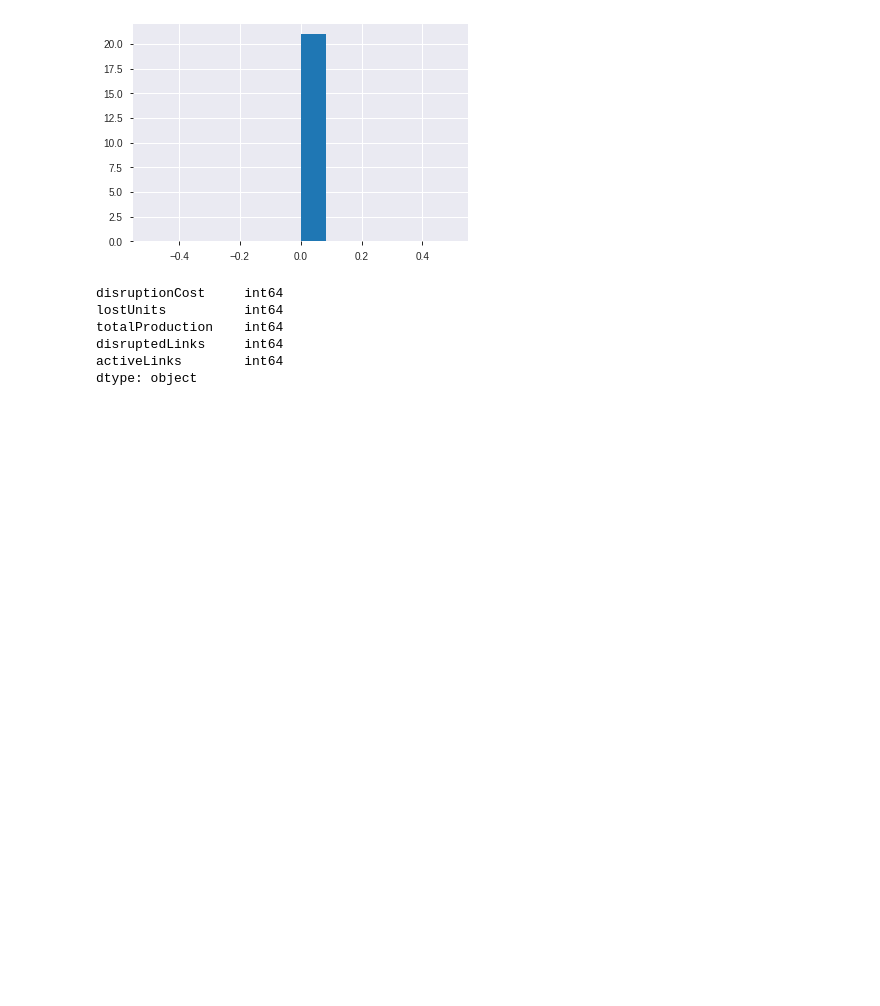
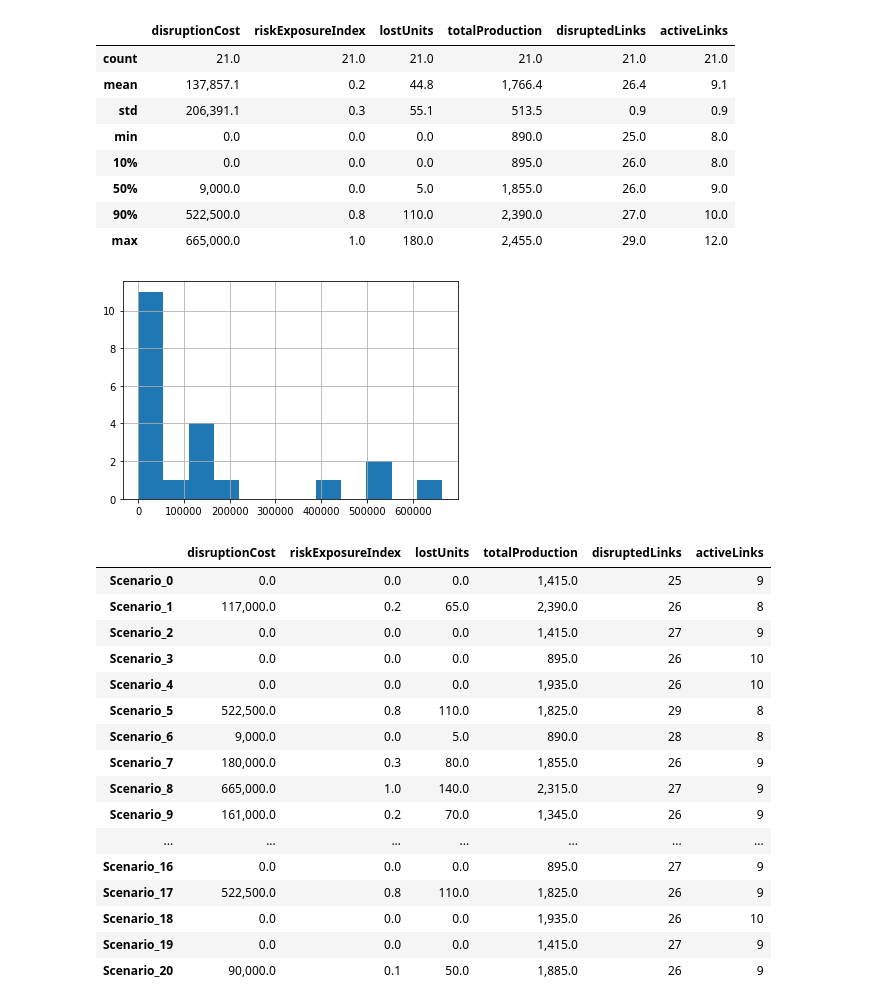
Before and after one commit to acedesci/scanalytics, a Jupyter notebook: S11_disruption_management/S11_Module1A_Disruption_Cost_Script.ipynb, the cells around one changed output. Cells and saved outputs as stored; diff of their text form; code cells hidden in the pictures; blank space fills up the shorter version.

```diff
--- a/S11_disruption_management/S11_Module1A_Disruption_Cost_Script.ipynb
+++ b/S11_disruption_management/S11_Module1A_Disruption_Cost_Script.ipynb
@@ -105,14 +248,16 @@ average number of links: 8.0
 # %%
+# TTR Model
+
 disruptionCost = {}
 disruptionResponse = {}
 disruptionDemandLoss = {}
 
 
-resultcolumns = ['disruptionCost', 'lostUnits', 'totalProduction', 'disruptedLinks','activeLinks']
+resultcolumns = ['disruptionCost', 'riskExposureIndex', 'lostUnits', 'totalProduction', 'disruptedLinks','activeLinks']
 scenarioResults = pandas.DataFrame(columns = resultcolumns, index = scenarioList)
 
 for n in scenarioList:
-  print("Analyzing:"+str(n))
+  # print("Analyzing:"+str(n))
   model = ConcreteModel()
 
   # Variables
@@ -135,15 +280,15 @@ for n in scenarioList:
     model.demandLoss.add(expr = const_expr)
 
   # Constraints 2 capacity at each supplier i
-
   for i in supplierList:
-    # check if there is any left hand side, otherwise pyomo will return an error
+    # check if there is any left hand side (i.e., if there is at least one available active link), otherwise pyomo will return an error
     noSupply = True
     for j in productList:
       if scenarioActiveNodeDict[n][(i,j)] > 0:
         noSupply = False
         break
 
+    # we generate the constraint only if noSupply = False
     if not noSupply:
       const_expr = sum(scenarioActiveNodeDict[n][(i,j)]*model.y[(i,j)] for j in productList) <= supplierCapacityDict[i]*scenarioTTRDict[n]
       #print(const_expr)
@@ -152,6 +297,8 @@ for n in scenarioList:
   # Solve the model
   opt = SolverFactory('glpk')
   opt.solve(model)
+
+  # Save the result for each scenario
 
   disruptionCost[n] = model.OBJ()
   scenarioResults.loc[n, 'disruptionCost'] = disruptionCost[n]
@@ -179,19 +326,23 @@ for n in scenarioList:
 
   scenarioResults.loc[n, 'lostUnits'] = sum(disruptionDemandLoss[n].values())
 
-  #model.pprint()
+if scenarioResults['disruptionCost'].max() > 0.001:
+  scenarioResults['riskExposureIndex'] = scenarioResults['disruptionCost']/scenarioResults['disruptionCost'].max()
+else: scenarioResults['riskExposureIndex'] = 0.0
 
-  # print("\tDisruption cost: "+str(disruptionCost[n]))
-  # print("\tDisruption response: "+str(disruptionResponse[n]))
-  # print("\tDemand loss: "+str(disruptionDemandLoss[n]))
+# Intepret and show the results
+from IPython.display import display
 
+# Here we make use of the function describe() for DataFrame
+pandas.options.display.float_format = '{:,.1f}'.format
+display(scenarioResults.astype(float).describe(percentiles = [.10, .90]))
+print('\n')
 
-import statistics
+%matplotlib inline
+import matplotlib.pyplot as plt
+# Here we make use of the function hist() to plot the histogram
+scenarioResults['disruptionCost'].astype(int).hist(bins=12)
+plt.show()
 
-avgDisruptionCost = round(statistics.mean(disruptionCost.values()),2)
-stdDisruptionCost = round(statistics.stdev(disruptionCost.values()),2)
-print("Avg disruption cost: "+str(avgDisruptionCost))
-print("STD disruption cost: "+str(stdDisruptionCost))
-
-print(scenarioResults.astype(float).describe())
+display(scenarioResults)
 # %% [output]
@@ -215,15 +349,27 @@ max               0.0        0.0      2455.000000        7.000000    12.000000
+|  | disruptionCost | riskExposureIndex | lostUnits | totalProduction | disruptedLinks | activeLinks |
+| count | 21.0 | 21.0 | 21.0 | 21.0 | 21.0 | 21.0 |
+| mean | 137,857.1 | 0.2 | 44.8 | 1,766.4 | 26.4 | 9.1 |
+| std | 206,391.1 | 0.3 | 55.1 | 513.5 | 0.9 | 0.9 |
+| min | 0.0 | 0.0 | 0.0 | 890.0 | 25.0 | 8.0 |
+| 10% | 0.0 | 0.0 | 0.0 | 895.0 | 26.0 | 8.0 |
+| 50% | 9,000.0 | 0.0 | 5.0 | 1,855.0 | 26.0 | 9.0 |
+| 90% | 522,500.0 | 0.8 | 110.0 | 2,390.0 | 27.0 | 10.0 |
+| max | 665,000.0 | 1.0 | 180.0 | 2,455.0 | 29.0 | 12.0 |
+[figure, added]
+|  | disruptionCost | riskExposureIndex | lostUnits | totalProduction | disruptedLinks | activeLinks |
+| Scenario_0 | 0.0 | 0.0 | 0.0 | 1,415.0 | 25 | 9 |
+| Scenario_1 | 117,000.0 | 0.2 | 65.0 | 2,390.0 | 26 | 8 |
+| Scenario_2 | 0.0 | 0.0 | 0.0 | 1,415.0 | 27 | 9 |
+| Scenario_3 | 0.0 | 0.0 | 0.0 | 895.0 | 26 | 10 |
+| Scenario_4 | 0.0 | 0.0 | 0.0 | 1,935.0 | 26 | 10 |
+| Scenario_5 | 522,500.0 | 0.8 | 110.0 | 1,825.0 | 29 | 8 |
+| Scenario_6 | 9,000.0 | 0.0 | 5.0 | 890.0 | 28 | 8 |
+| Scenario_7 | 180,000.0 | 0.3 | 80.0 | 1,855.0 | 26 | 9 |
+| Scenario_8 | 665,000.0 | 1.0 | 140.0 | 2,315.0 | 27 | 9 |
+| Scenario_9 | 161,000.0 | 0.2 | 70.0 | 1,345.0 | 26 | 9 |
+| ... | ... | ... | ... | ... | ... | ... |
+| Scenario_16 | 0.0 | 0.0 | 0.0 | 895.0 | 27 | 9 |
+| Scenario_17 | 522,500.0 | 0.8 | 110.0 | 1,825.0 | 26 | 9 |
+| Scenario_18 | 0.0 | 0.0 | 0.0 | 1,935.0 | 26 | 10 |
+| Scenario_19 | 0.0 | 0.0 | 0.0 | 1,415.0 | 27 | 9 |
+| Scenario_20 | 90,000.0 | 0.1 | 50.0 | 1,885.0 | 26 | 9 |
-# %%
-%matplotlib inline
-import matplotlib.pyplot as plt
-scenarioResults['disruptionCost'].astype(int).hist(bins=12)
-plt.show()
-
-scenarioResults.astype(int).dtypes
-# %% [output]
-[figure, removed]
-disruptionCost     int64
-lostUnits          int64
-totalProduction    int64
-disruptedLinks     int64
-activeLinks        int64
-dtype: object
```
Also changed, not shown: parts of 13 cells of this notebook.
